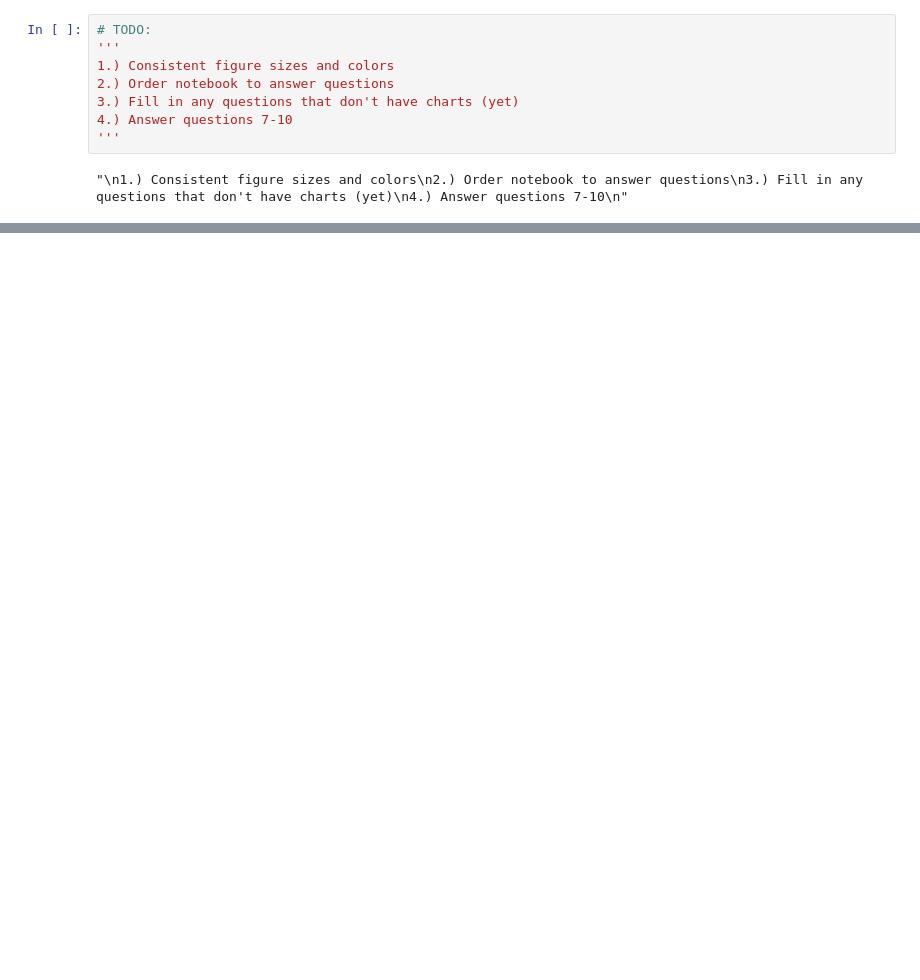
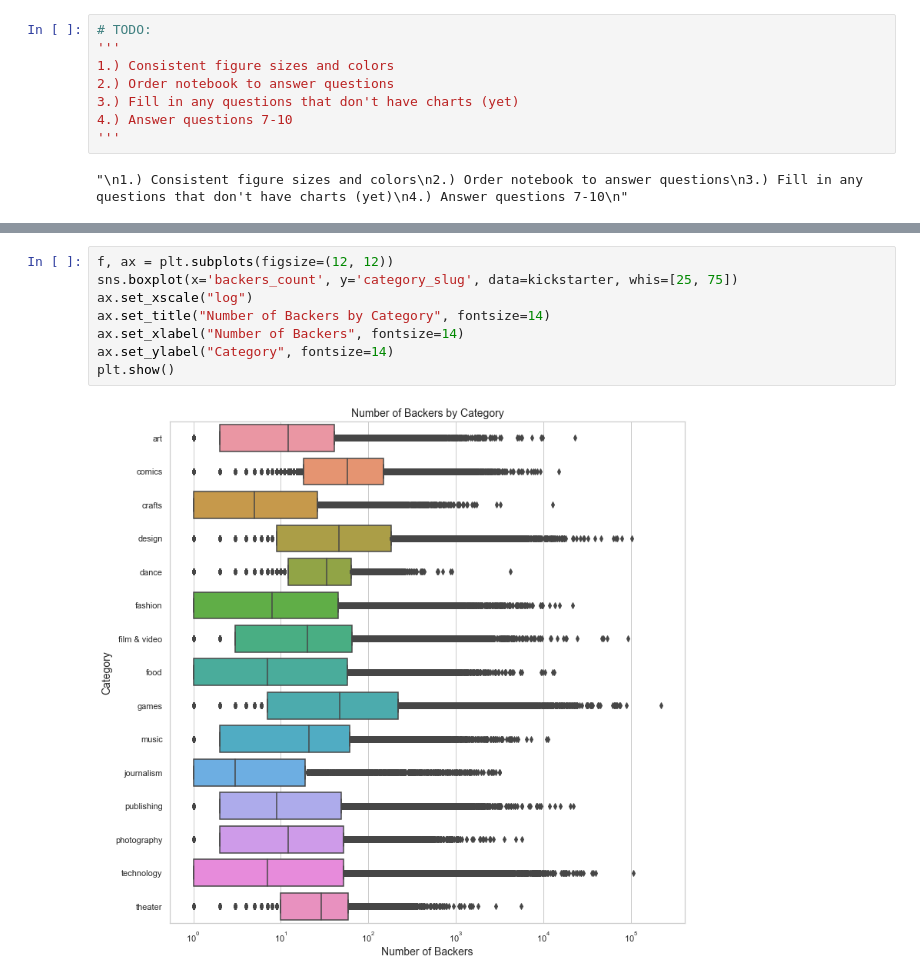
Before and after one commit to tomhalloin/Springboard-Kickstarter, a Jupyter notebook: Kickstarter_Data_Storytelling.ipynb, the cells around one changed output, grey strips where cells are left out. Cells and saved outputs as stored; diff of their text form; blank space fills up the shorter version.

```diff
--- a/Kickstarter_Data_Storytelling.ipynb
+++ b/Kickstarter_Data_Storytelling.ipynb
@@ -267,0 +112,10 @@ for n, label in enumerate(ax.xaxis.get_ticklabels()):
+# %%
+f, ax = plt.subplots(figsize=(12, 12))
+sns.boxplot(x='backers_count', y='category_slug', data=kickstarter, whis=[25, 75])
+ax.set_xscale("log")
+ax.set_title("Number of Backers by Category", fontsize=14)
+ax.set_xlabel("Number of Backers", fontsize=14)
+ax.set_ylabel("Category", fontsize=14)
+plt.show()
+# %% [output]
+[figure, added]
```
Also changed, not shown: parts of 37 cells of this notebook, 2 other files.
